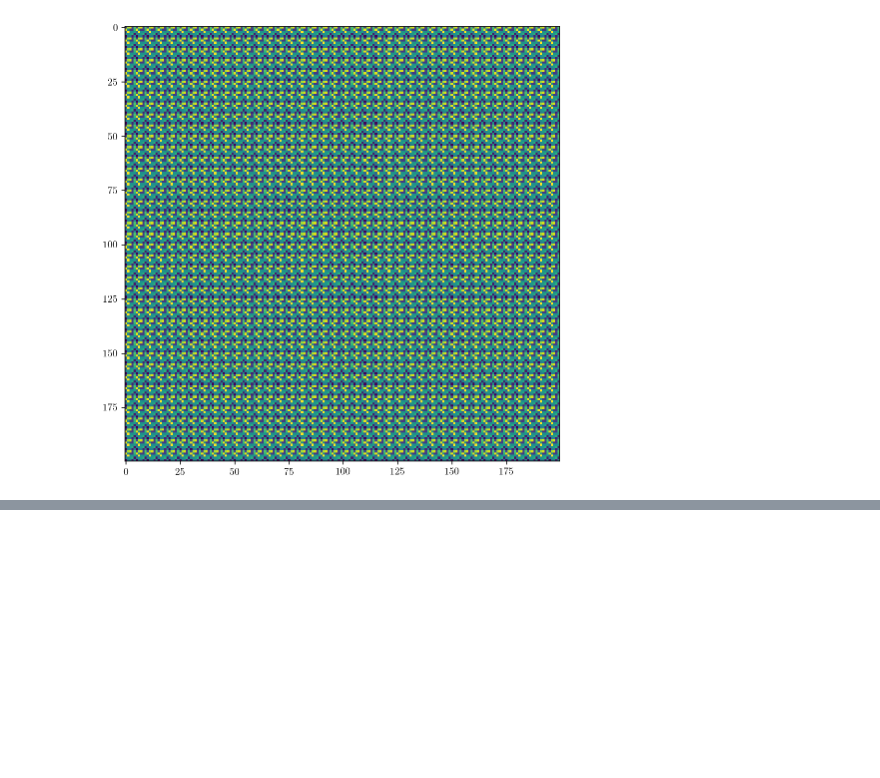
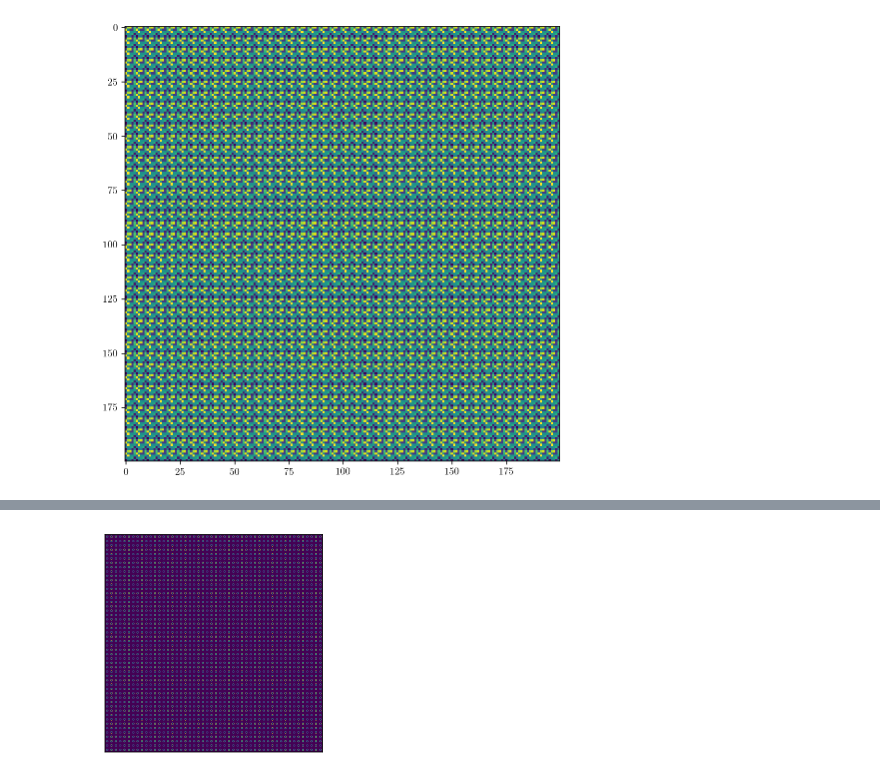
Before and after one commit to Hekstra-Lab/phase-retrieval, a Jupyter notebook: lattices.ipynb, the cells around one changed output, grey strips where cells are left out. Cells and saved outputs as stored; diff of their text form; code cells hidden in the pictures; blank space fills up the shorter version.

```diff
--- a/lattices.ipynb
+++ b/lattices.ipynb
@@ -144,0 +113,10 @@ np.sqrt(2**2+3**2)
+# %%
+th = np.linspace(0,2*np.pi,11)
+circ_mu = np.array([[50+20*np.cos(t),50+20*np.sin(t)] for t in th[:-1]])
+# %%
+plt.imshow(gaussian_lattice(10,100,50, circ_mu))
+plt.xticks([])
+plt.yticks([])
+plt.show()
+# %% [output]
+[figure, added]
```
Also changed, not shown: parts of 20 cells of this notebook.
